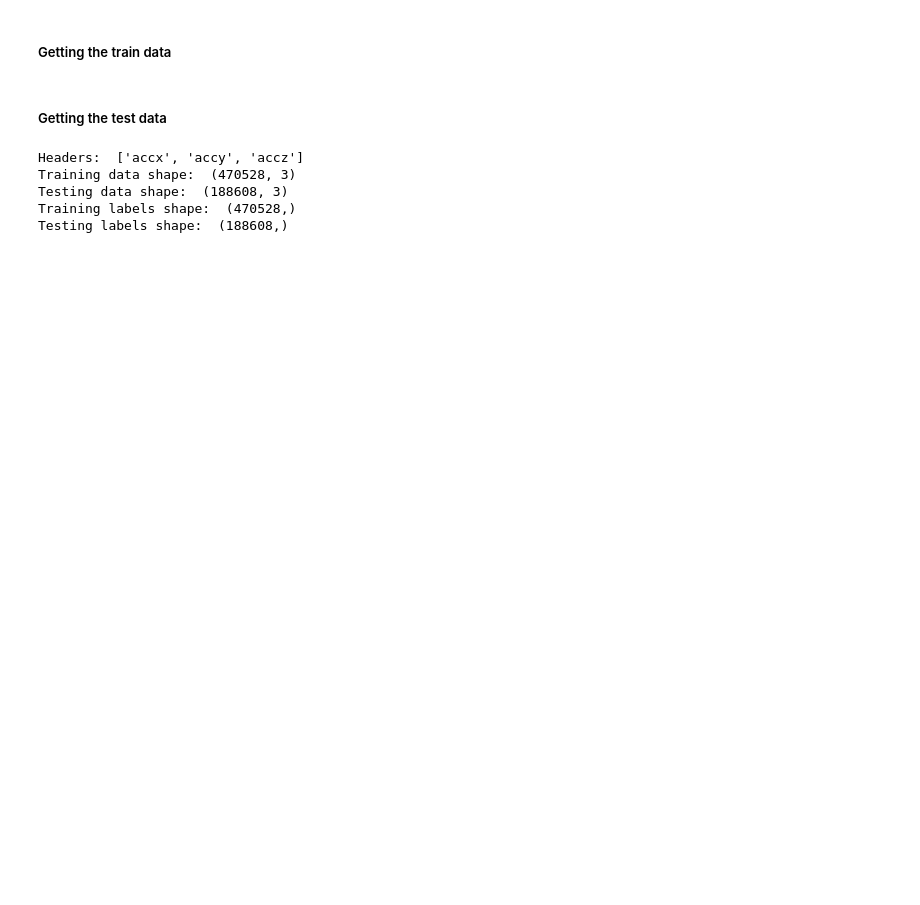
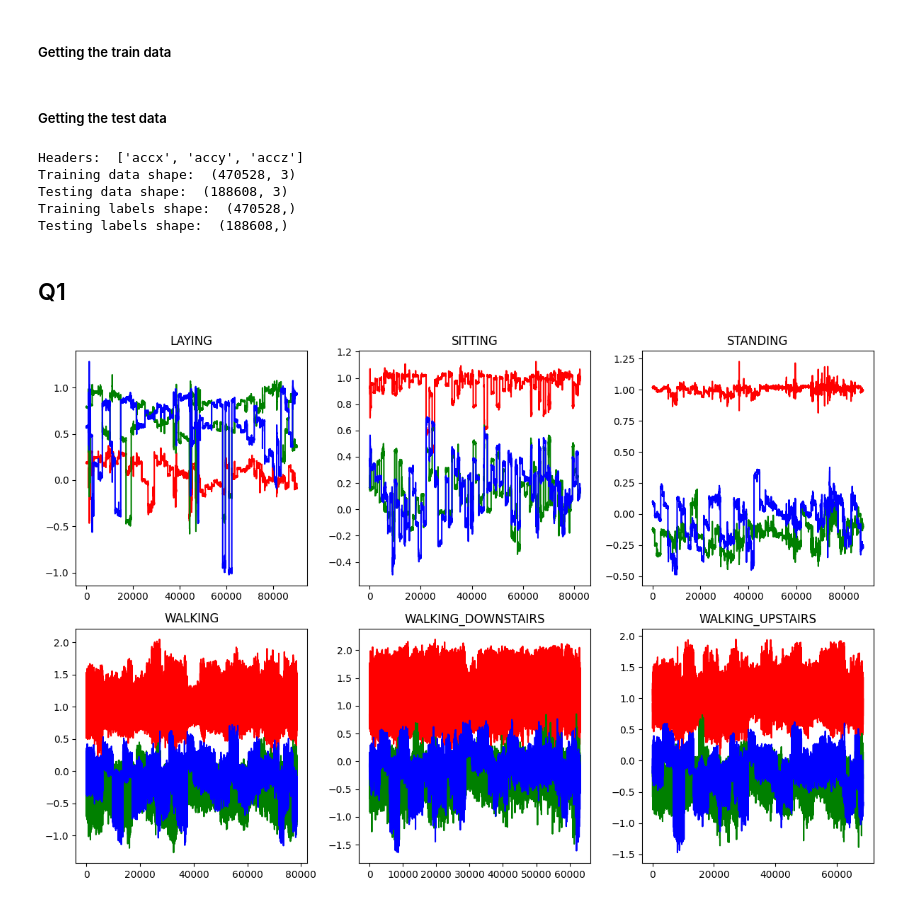
Before and after one commit to PankajGadhwal/ML-Projects, a Jupyter notebook: A1/HAR/Q1.ipynb, the cells around one changed output. Cells and saved outputs as stored; diff of their text form; code cells hidden in the pictures; blank space fills up the shorter version.

Commit message:
Updated graph for Q1

```diff
--- a/A1/HAR/Q1.ipynb
+++ b/A1/HAR/Q1.ipynb
@@ -62,3 +62,27 @@ Training data shape:  (470528, 3)
 Testing data shape:  (188608, 3)
 Training labels shape:  (470528,)
 Testing labels shape:  (188608,)
+# %% [markdown]
+## Q1
+# %%
+activity_classes = np.unique(y_train)
+
+color_accx = 'red'
+color_accy = 'green'
+color_accz = 'blue'
+
+fig, axes = plt.subplots(nrows=2, ncols=3, figsize=(12, 8))
+
+for i in range(len(activity_classes)):
+    waveform = X_train[y_train == activity_classes[i]]
+    row = i // 3
+    col = i % 3
+    axes[row, col].plot(waveform[:, 0], label='accx', color=color_accx)
+    axes[row, col].plot(waveform[:, 1], label='accy', color=color_accy)
+    axes[row, col].plot(waveform[:, 2], label='accz', color=color_accz)
+    axes[row, col].set_title(activity_classes[i])
+
+plt.tight_layout()
+plt.show()
+# %% [output]
+[figure, added]
```
